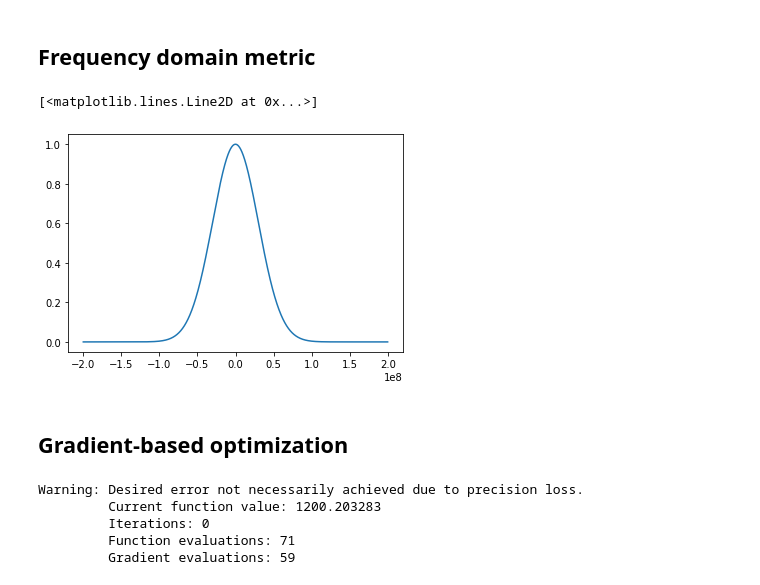
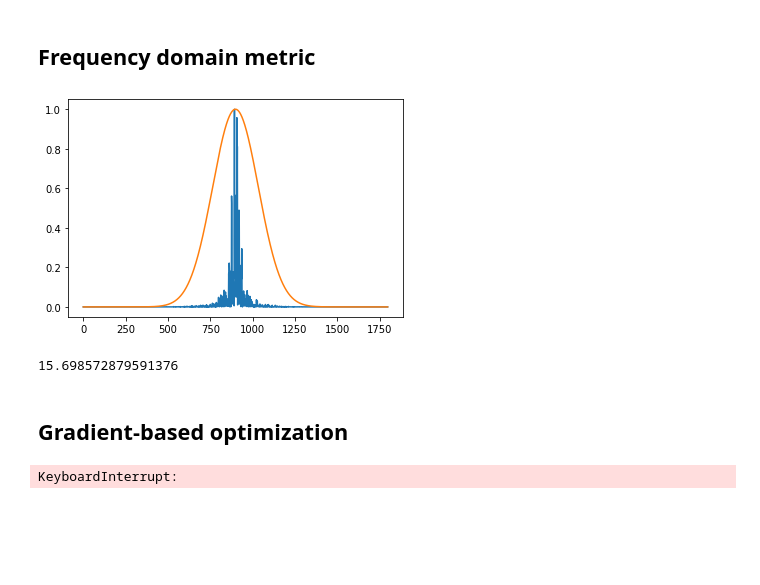
Before and after one commit to ShaneFlandermeyer/ECE-5523-Final-Project, a Jupyter notebook: python/noise_waveforms.ipynb, the cells around one changed output. Drawn from its saved outputs; the diff is of its cells as text; code cells hidden in the pictures; blank space fills up the shorter version.

Commit message:
Fixed fte function. Gradient calculation still broken I think

```diff
--- a/python/noise_waveforms.ipynb
+++ b/python/noise_waveforms.ipynb
@@ -34,40 +34,38 @@ for ii in range(N):
 # %% [markdown]
 ## Frequency domain metric
 # %%
-
 # Normalized full-width bandwidth
 bw = 0.25
 # Convert to standard deviation
 # https://en.wikipedia.org/wiki/Full_width_at_half_maximum
 sigma = bw/(2*np.sqrt(2*np.log(2)))
 # Convert from standard deviation to Matlab's weird width factor
 # https://www.mathworks.com/help/signal/ref/gausswin.html#References
 alpha = 1 / (2*sigma)
 sigma = (2*M-1-1)/(2*alpha)
 # Create the template vector
-u = ss.windows.gaussian(2*M-1,sigma)**2
-# u[10*np.log10(u) <= -50] = 0
+u = abs(ss.windows.gaussian(2*M-1,sigma))**2
+u[10*np.log10(u) <= -50] = 0
 # TODO: Might have to clip values here
 # Sample rate
 fs = 200e6
 # Frequency axis for plotting
 freqStep = 2*fs/(2*M-1)
 freqAxis = np.arange(-fs,fs,freqStep)
-# initialSBar = fte(x,B,u)
-plt.plot(freqAxis,u)
+J,sBar,sfBar = fte(x,B,u)
+plt.plot(np.abs(sfBar)**2)
+plt.plot(u)
+plt.show()
+J
 # %% [output]
+[figure, new version]
-[<matplotlib.lines.Line2D at 0x...>]
+15.698572879591376
-[figure, old version]
 # %% [markdown]
 ## Gradient-based optimization
 # %%
 # TODO: Implement this using scipy.optimize.line_search
 f = lambda x: fte(x, B, u)[0]
 gradf = lambda x: np.squeeze(gradFte(x, B, u))
-res = minimize(f,x,jac=gradf,options={'disp':True})
+res = minimize(f,x,options={'maxiter':100,'disp':True})[x]
 # %% [output]
-Warning: Desired error not necessarily achieved due to precision loss.
-         Current function value: 1200.203283
-         Iterations: 0
-         Function evaluations: 71
-         Gradient evaluations: 59
+KeyboardInterrupt:
```
Also changed, not shown: 1 other file.
